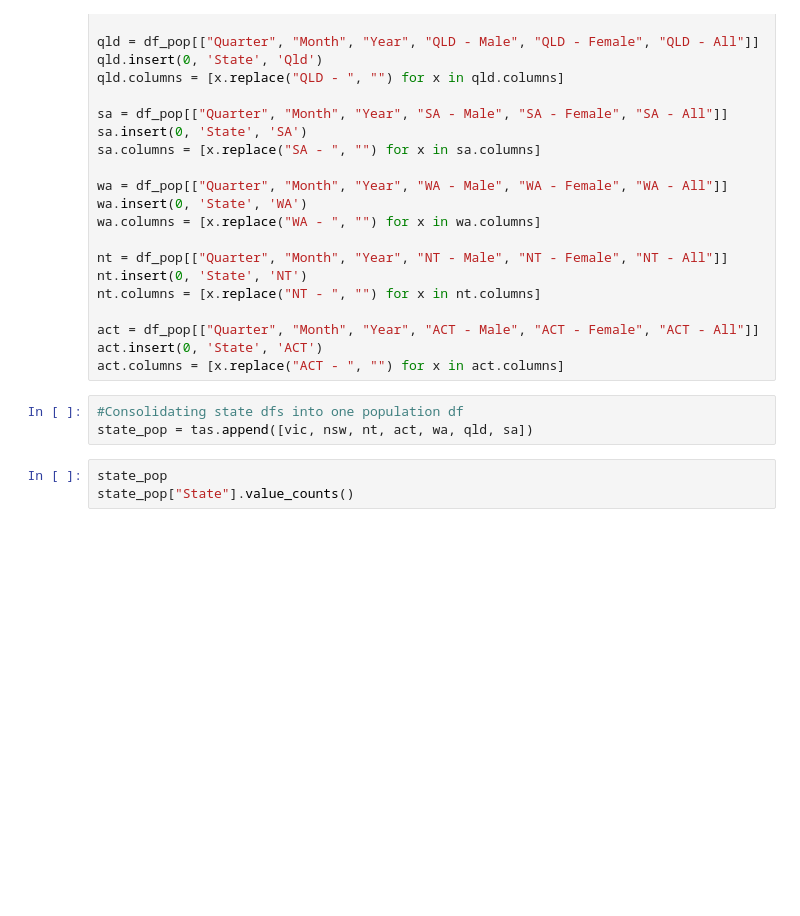
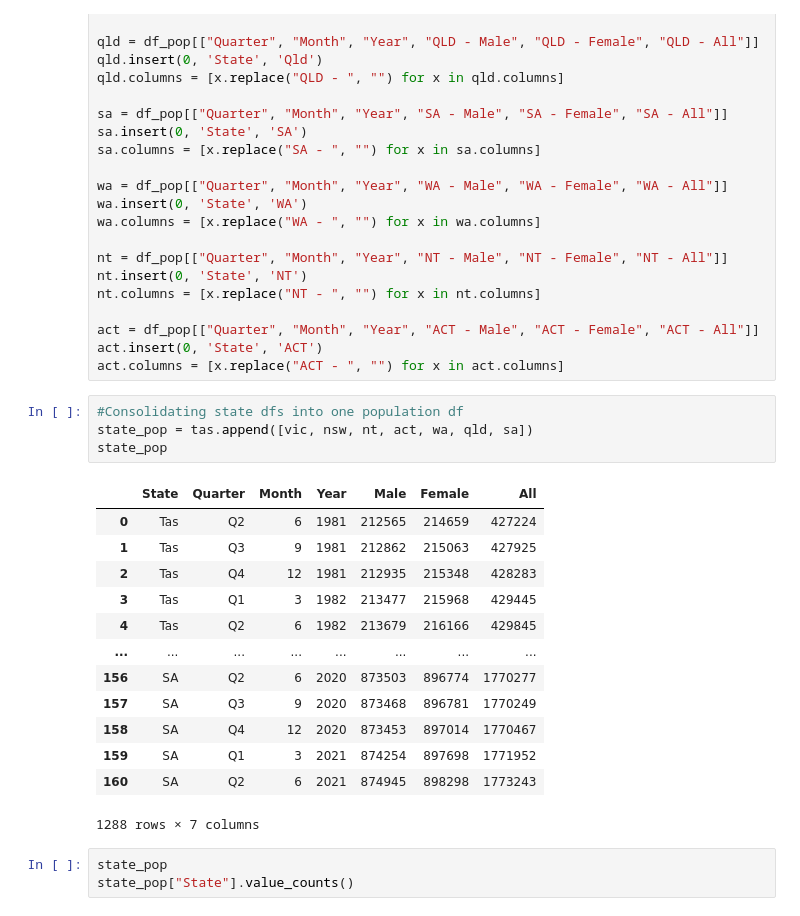
Before and after one commit to kpellas/Project_1, a Jupyter notebook: time.ipynb, the cells around one changed output. Cells and saved outputs as stored; diff of their text form; blank space fills up the shorter version.

```diff
--- a/time.ipynb
+++ b/time.ipynb
@@ -404,6 +407,21 @@ act.columns = [x.replace("ACT - ", "") for x in act.columns]
 # %%
 #Consolidating state dfs into one population df
 state_pop = tas.append([vic, nsw, nt, act, wa, qld, sa])
+state_pop
+# %% [output]
+|  | State | Quarter | Month | Year | Male | Female | All |
+| 0 | Tas | Q2 | 6 | 1981 | 212565 | 214659 | 427224 |
+| 1 | Tas | Q3 | 9 | 1981 | 212862 | 215063 | 427925 |
+| 2 | Tas | Q4 | 12 | 1981 | 212935 | 215348 | 428283 |
+| 3 | Tas | Q1 | 3 | 1982 | 213477 | 215968 | 429445 |
+| 4 | Tas | Q2 | 6 | 1982 | 213679 | 216166 | 429845 |
+| ... | ... | ... | ... | ... | ... | ... | ... |
+| 156 | SA | Q2 | 6 | 2020 | 873503 | 896774 | 1770277 |
+| 157 | SA | Q3 | 9 | 2020 | 873468 | 896781 | 1770249 |
+| 158 | SA | Q4 | 12 | 2020 | 873453 | 897014 | 1770467 |
+| 159 | SA | Q1 | 3 | 2021 | 874254 | 897698 | 1771952 |
+| 160 | SA | Q2 | 6 | 2021 | 874945 | 898298 | 1773243 |
+1288 rows × 7 columns
 # %%
 state_pop
 state_pop["State"].value_counts()
```
Also changed, not shown: parts of 27 cells of this notebook, 4 other files.
